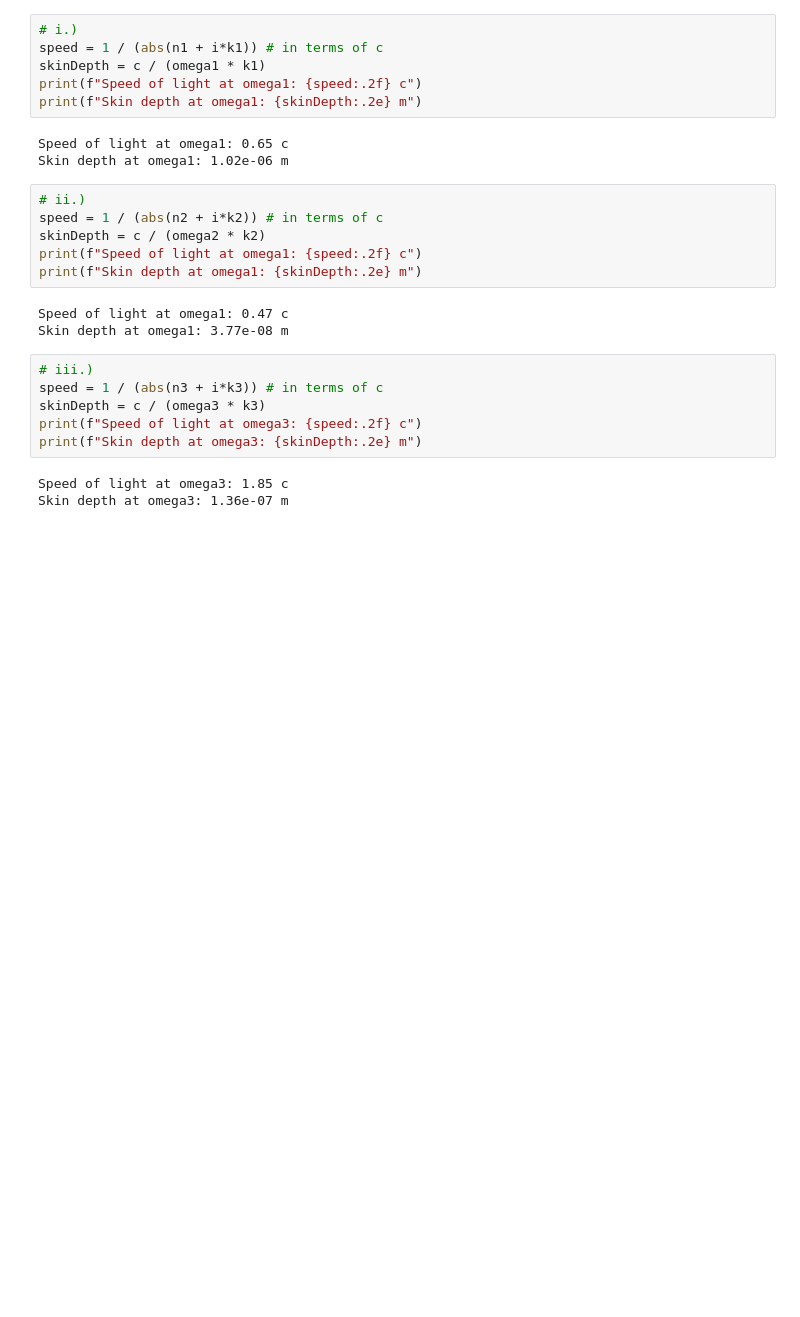
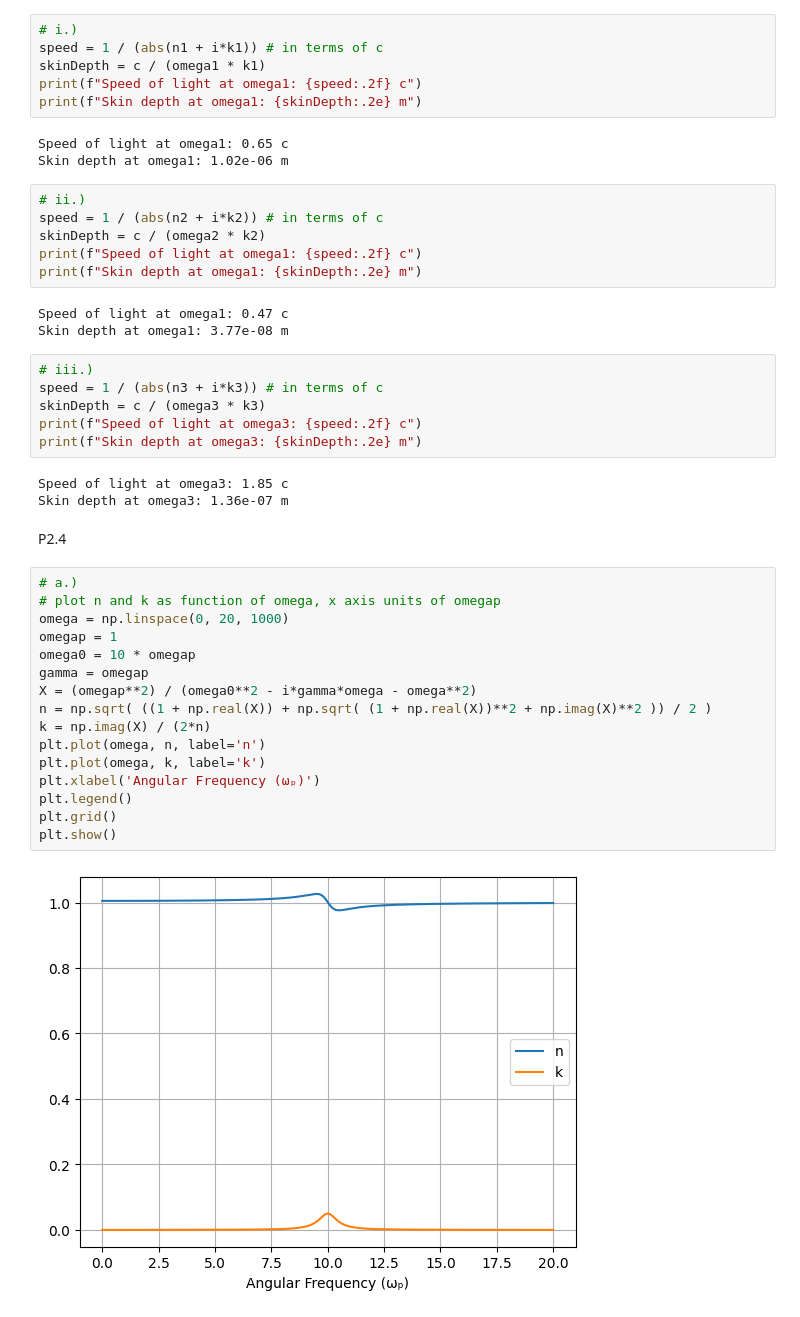
Before and after one commit to vieweghn/PHYS-330-Optics, a Jupyter notebook: HW2.ipynb, the cells around one changed output. Drawn from its saved outputs; the diff is of its cells as text; blank space fills up the shorter version.

```diff
--- a/HW2.ipynb
+++ b/HW2.ipynb
@@ -122,3 +123,23 @@ print(f"Skin depth at omega3: {skinDepth:.2e} m")
 # %% [output]
 Speed of light at omega3: 1.85 c
 Skin depth at omega3: 1.36e-07 m
+# %% [markdown]
+P2.4
+# %%
+# a.)
+# plot n and k as function of omega, x axis units of omegap
+omega = np.linspace(0, 20, 1000)
+omegap = 1
+omega0 = 10 * omegap
+gamma = omegap
+X = (omegap**2) / (omega0**2 - i*gamma*omega - omega**2)
+n = np.sqrt( ((1 + np.real(X)) + np.sqrt( (1 + np.real(X))**2 + np.imag(X)**2 )) / 2 )
+k = np.imag(X) / (2*n)
+plt.plot(omega, n, label='n')
+plt.plot(omega, k, label='k')
+plt.xlabel('Angular Frequency (ωₚ)')
+plt.legend()
+plt.grid()
+plt.show()
+# %% [output]
+[figure, added]
```
Also changed, not shown: parts of 11 cells of this notebook.
